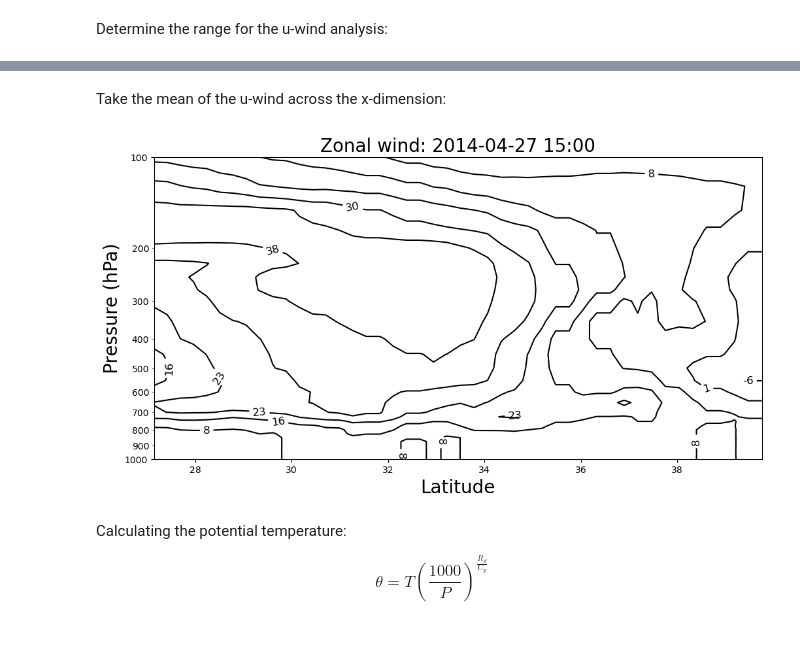
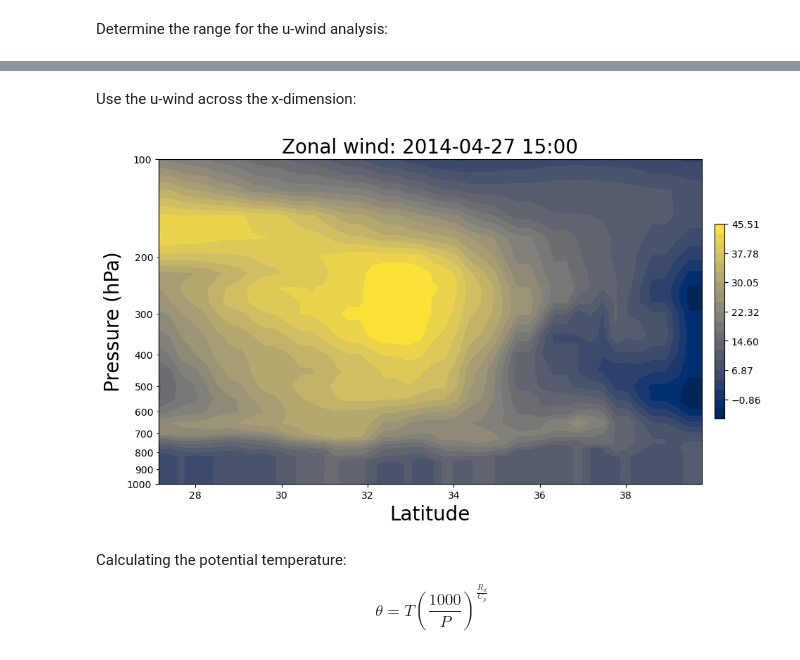
Before and after one commit to jesseturner/Dust_Plumes, a Jupyter notebook: Case_Study.ipynb, the cells around one changed output, grey strips where cells are left out. Cells and saved outputs as stored; diff of their text form; code cells hidden in the pictures.

```diff
--- a/Case_Study.ipynb
+++ b/Case_Study.ipynb
@@ -192,5 +299,5 @@ ax.add_feature(cfeature.STATES)
 # %% [markdown]
-Take the mean of the u-wind across the x-dimension:
+Use the u-wind across the x-dimension:
 # %%
 dt = datetime(2014, 4, 27, 15, 0, 0, 0)
 x=5908266.0
@@ -204,21 +311,27 @@ temp_ds_sel = temp_ds.sel(time=dt, x=x, y=y)
 # %%
 fig,ax=plt.subplots(1, figsize=(12,6))
 ax.set_yscale('log')
 ax.yaxis.set_minor_formatter(mticker.ScalarFormatter())
 
-levels = np.linspace(np.min(u_ds_sel.uwnd), np.max(u_ds_sel.uwnd), 8)
+cmap = plt.cm.cividis
+levels = np.linspace(np.min(u_ds_sel.uwnd), np.max(u_ds_sel.uwnd), 21)
 
-u=ax.contour(u_ds_sel.lat, u_ds_sel.level, u_ds_sel.uwnd, levels=levels, colors='black')
-cl=plt.clabel(u, inline=True, fmt='%1i', fontsize=12)
+#--- Original black contours with labels
+#u=ax.contour(u_ds_sel.lat, u_ds_sel.level, u_ds_sel.uwnd, levels=levels, colors='black')
+#cl=plt.clabel(u, inline=True, fmt='%1i', fontsize=12)
+
+u=ax.contourf(u_ds_sel.lat, u_ds_sel.level, u_ds_sel.uwnd, levels=levels, cmap=cmap, extend='neither')
+clb=plt.colorbar(u, shrink=0.6, pad=0.02, ax=ax)
+
 
 formatted_dt = dt.strftime('%Y-%m-%d %H:%M')
 ax.set_title('Zonal wind: '+formatted_dt, size=20)
 ax.set_xlabel('Latitude', size=20)
 ax.set_ylabel('Pressure (hPa)', size=20)
 plt.gca().invert_yaxis()
 plt.gca().yaxis.set_major_formatter(ScalarFormatter(useMathText=False))
 # %% [output]
-[figure, old version]
+[figure, new version]
 # %% [markdown]
 Calculating the potential temperature:
 
```
Also changed, not shown: parts of 8 cells of this notebook.
